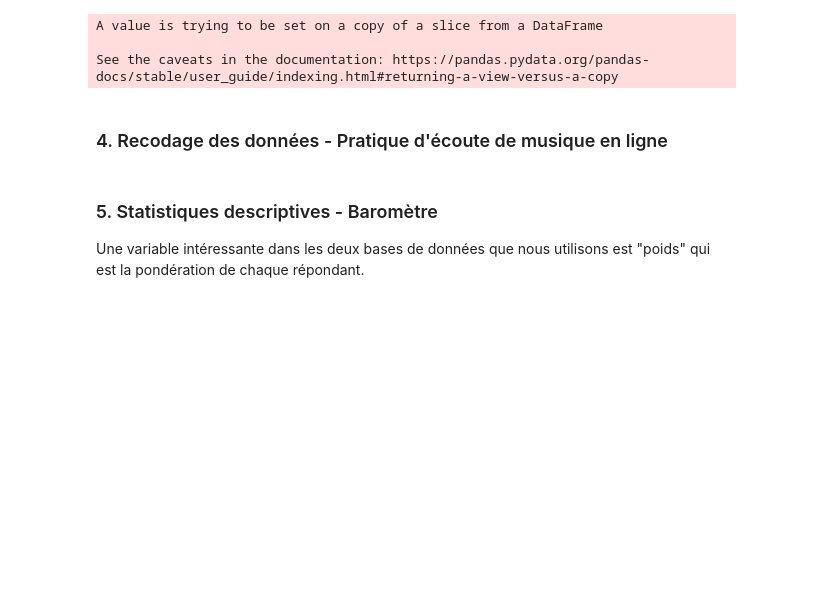
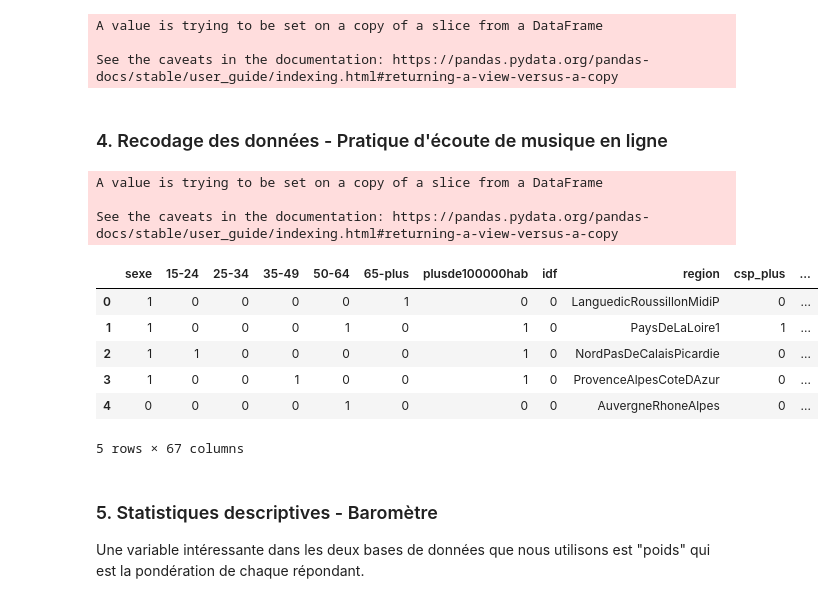
Before and after one commit to Roulinee/Projet_Python_pour_DS, a Jupyter notebook: main.ipynb, the cells around one changed output. Saved outputs shown, nothing was run; the diff lists cells and outputs as text; code cells hidden in the pictures; blank space fills up the shorter version.

Commit message:
recodage pratiques musicales

```diff
--- a/main.ipynb
+++ b/main.ipynb
@@ -293,7 +293,7 @@ mode_acces_musique = ["internet", "applications", "CD", "vinyles", "concert", "t
 appareils = ["ordi", "smartphone", "tablette", "tele", "console", "enceinte_intel", "enceine_classique", "hi_fi", "autoradio", "radio", "platine"]
 moments = ["reveil/dormir", "preparation", "chemin", "activités", "voiture", "travail_etude", "cuisine_menage", "amis"]
 
-df_musique_cleaned = df_musique_brut[variables_barometre]
+df_musique_cleaned = df_musique_brut[variables_musique]
 
 df_musique_cleaned.replace({"#NUL!": np.nan, "": np.nan, " ": np.nan}, inplace=True)
 df_musique_cleaned = df_musique_cleaned.applymap(lambda x: x.strip() if isinstance(x, str) else x)  # retirer les espaces au début et à la fin des string pour le recodage au cas où
@@ -302,7 +302,7 @@ df_musique_recode = pd.DataFrame([])
 
 
 sexe_map = {"FEMME": 1, "HOMME": 0}
-df_musique_recode["sexe"] = df_musique_cleaned["SEXE"].map(sexe_map)
+df_musique_recode["sexe"] = df_musique_cleaned["QSEXE"].map(sexe_map)
 
 df_musique_recode["15-24"] = np.where(
     df_musique_cleaned["RAGE2"] == "De15a24ans", 1, 0)
@@ -327,53 +327,71 @@ df_musique_recode["csp_plus"] = np.where(
     df_musique_cleaned["PI4"] == "CSPPLUS", 1, 0)
 df_musique_recode["csp_moins"] = np.where(
     df_musique_cleaned["PI4"] == "CSPMOINS", 1, 0)
 df_musique_recode["csp_inact"] = np.where(
     df_musique_cleaned["PI4"] == "INACTIFS", 1, 0)
 
 df_musique_recode["usage_internet"]=df_musique_cleaned["QRS1"]
 
 
 
 df_musique_recode[["conso_demat_mus", "conso_demat_films", "conso_demat_series", "conso_demat_photos", "conso_demat_jv", "conso_demat_livres", "conso_demat_logi", "conso_demat_presse", "conso_demat_retrans"]] = df_musique_cleaned[["Q1_1", "Q1_2", "Q1_3", "Q1_4", "Q1_5", "Q1_6", "Q1_7", "Q1_8", "Q1_9"]]
 df_musique_recode[["conso_demat_mus", "conso_demat_films", "conso_demat_series", "conso_demat_photos", "conso_demat_jv", "conso_demat_livres", "conso_demat_logi", "conso_demat_presse", "conso_demat_retrans"]] = df_musique_recode[["conso_demat_mus", "conso_demat_films", "conso_demat_series", "conso_demat_photos", "conso_demat_jv", "conso_demat_livres", "conso_demat_logi", "conso_demat_presse", "conso_demat_retrans"]].applymap(lambda x: 1 if isinstance(x, str) and x.strip() != "" else 0)
 
-freq_map = {"Moins souvent": "Rare", "1 à 3 fois par mois": "Occasionnel", "1 à 5 fois par semaine": "Regulier", "Tous les jours ou presque": "Intensif"}
-df_musique_recode[["freq_demat_mus", "freq_demat_films", "freq_demat_series", "freq_demat_photos", "freq_demat_jv", "freq_demat_livres", "freq_demat_logi", "freq_demat_presse", "freq_demat_retrans"]] = df_musique_cleaned[["Q2_r1", "Q2_r2", "Q2_r3", "Q2_r4", "Q2_r5", "Q2_r6", "Q2_r7", "Q2_r8", "Q2_r9"]]
-
-for p in pratiques:
-    df_musique_recode[f"freq_demat_{p}"] = df_musique_recode[f"freq_demat_{p}"].map(freq_map)
 
 
-df_musique_recode["freq_souvent"] = np.where(
-    df_musique_cleaned["Q3"] == ["Plusieurs fois par jour", "Tous les jours ou presque"], 1, 0)
-df_musique_recode["freq_occasionnel"] = np.where(
-    df_musique_cleaned["Q3"] == ["1 à 5 fois par semaine", "1 à 3 fois par mois"], 1, 0)
-df_musique_recode["freq_rare"] = np.where(
-    df_musique_cleaned["Q3"] == ["Moins souvent", "Jamais"], 1, 0)
+df_musique_recode["freq_souvent"] = (
+    df_musique_cleaned["Q3"]
+    .isin(["Plusieurs fois par jour", "Tous les jours ou presque"])
+    .astype(int)
+)
+df_musique_recode["freq_occasionnel"] = (
+    df_musique_cleaned["Q3"]
+    .isin(["1 à 5 fois par semaine", "1 à 3 fois par mois"])
+    .astype(int)
+)
+df_musique_recode["freq_rare"] = (
+    df_musique_cleaned["Q3"]
+    .isin(["Moins souvent", "Jamais"])
+    .astype(int)
+)
 
 genres = ["var_fr", "poprock", "rap", "classique", "jazz", "dance", "electro", "metal", "rnb", "soul", "reggae", "musique_monde"]
 
 df_musique_recode[genres] = df_musique_cleaned[["Q5_1", "Q5_2", "Q5_3", "Q5_4", "Q5_5", "Q5_6", "Q5_7", "Q5_8", "Q5_9", "Q5_10", "Q5_11", "Q5_12"]]
 df_musique_recode[genres] = df_musique_recode[genres].applymap(lambda x: 1 if isinstance(x, str) and x.strip() != "" else 0)
 
-df_musique_recode["mode_acces_musique"] = df_musique_cleaned[["Q6_r1", "Q6_r2", "Q6_r3", "Q6_r4", "Q6_r5", "Q6_r6", "Q6_r7"]]
+df_musique_recode[mode_acces_musique] = df_musique_cleaned[["Q6_r1", "Q6_r2", "Q6_r3", "Q6_r4", "Q6_r5", "Q6_r6", "Q6_r7"]]
 
-df_musique_recode["concerts_souvent"] np.where(
-    df_musique_cleaned["Q7"] == ["5 concerts/festivals ou plus"], 1, 0)
-df_musique_recode["concerts_occasionnel"] np.where(
-    df_musique_cleaned["Q7"] == ["3 ou 4 concerts/festivals", "1 ou 2 concerts/festivals"], 1, 0)
-df_musique_recode["concerts_jamais"] np.where(
-    df_musique_cleaned["Q7"] == ["Aucun"], 1, 0)
+df_musique_recode["concerts_souvent"] = np.where(
+    df_musique_cleaned["Q7"] == "5 concerts/festivals ou plus", 1, 0)
+df_musique_recode["concerts_occasionnel"] = (
+    df_musique_cleaned["Q7"]
+    .isin(["3 ou 4 concerts/festivals", "1 ou 2 concerts/festivals"])
+    .astype(int)
+)
+df_musique_recode["concerts_jamais"] = np.where(
+    df_musique_cleaned["Q7"] == "Aucun", 1, 0)
 
 for i in range(len(appareils)):
-    df_musique_recode[f"utilisation_{appareils[i]}"] = df_musique_cleaned[f"Q16_{i}"]
+    df_musique_recode[f"utilisation_{appareils[i]}"] = df_musique_cleaned[f"Q16_{i+1}"]
 
 df_musique_recode["utilisation_max"] = df_musique_cleaned["Q17"]
 
 for i in range(len(moments)):
-    df_musique_recode[f"moment_{moments[i]}"] = df_musique_cleaned[f"Q18_{i}"]
+    df_musique_recode[f"moment_{moments[i]}"] = df_musique_cleaned[f"Q18_{i+1}"]
 
 df_musique_recode.head()
+# %% [output]
+A value is trying to be set on a copy of a slice from a DataFrame
+
+See the caveats in the documentation: https://pandas.pydata.org/pandas-docs/stable/user_guide/indexing.html#returning-a-view-versus-a-copy
+|  | sexe | 15-24 | 25-34 | 35-49 | 50-64 | 65-plus | plusde100000hab | idf | region | csp_plus | ... |
+| 0 | 1 | 0 | 0 | 0 | 0 | 1 | 0 | 0 | LanguedicRoussillonMidiP | 0 | ... |
+| 1 | 1 | 0 | 0 | 0 | 1 | 0 | 1 | 0 | PaysDeLaLoire1 | 1 | ... |
+| 2 | 1 | 1 | 0 | 0 | 0 | 0 | 1 | 0 | NordPasDeCalaisPicardie | 0 | ... |
+| 3 | 1 | 0 | 0 | 1 | 0 | 0 | 1 | 0 | ProvenceAlpesCoteDAzur | 0 | ... |
+| 4 | 0 | 0 | 0 | 0 | 1 | 0 | 0 | 0 | AuvergneRhoneAlpes | 0 | ... |
+5 rows × 67 columns
 # %% [markdown]
 ### 5. Statistiques descriptives - Baromètre
 
```
